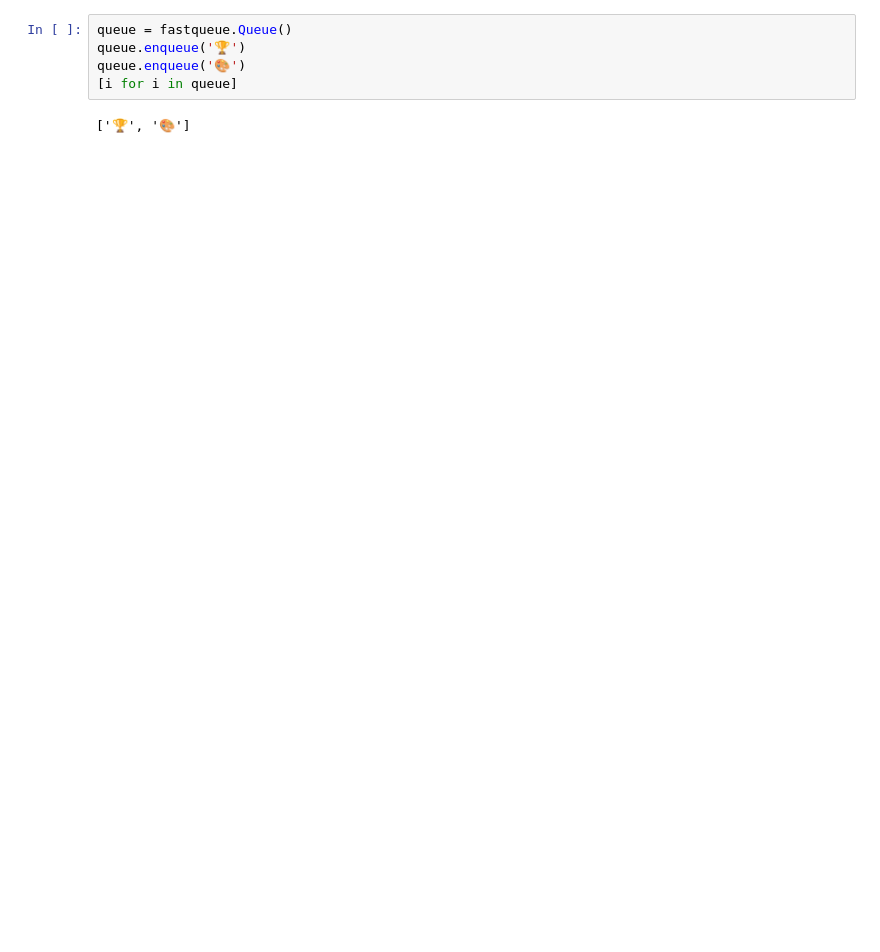
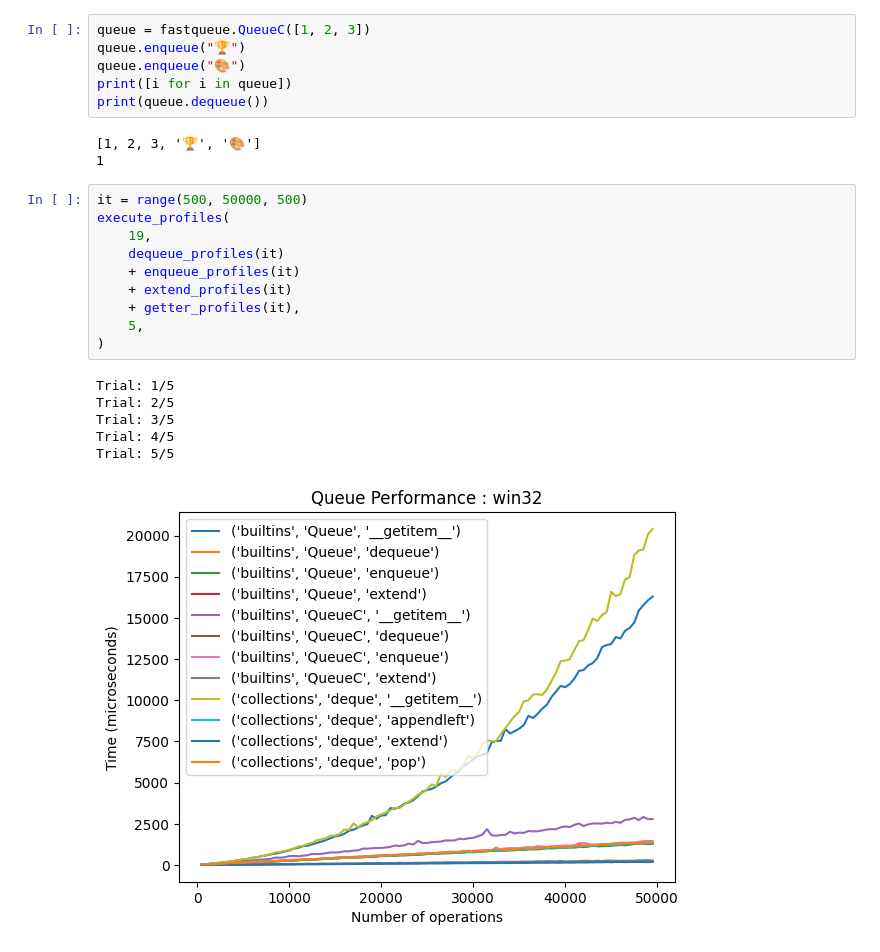
Before and after one commit to MatthewAndreTaylor/fastqueue, a Jupyter notebook: examples/fastqueue_features.ipynb, the cells around one changed output. Saved outputs shown, nothing was run; the diff lists cells and outputs as text; blank space fills up the shorter version.

```diff
--- a/examples/fastqueue_features.ipynb
+++ b/examples/fastqueue_features.ipynb
@@ -36,9 +37,28 @@ FILE
  '__path__',
  '__spec__']
 # %%
-queue = fastqueue.Queue()
-queue.enqueue('🏆')
-queue.enqueue('🎨')
-[i for i in queue]
+queue = fastqueue.QueueC([1, 2, 3])
+queue.enqueue("🏆")
+queue.enqueue("🎨")
+print([i for i in queue])
+print(queue.dequeue())
 # %% [output]
-['🏆', '🎨']
+[1, 2, 3, '🏆', '🎨']
+1
+# %%
+it = range(500, 50000, 500)
+execute_profiles(
+    19,
+    dequeue_profiles(it)
+    + enqueue_profiles(it)
+    + extend_profiles(it)
+    + getter_profiles(it),
+    5,
+)
+# %% [output]
+Trial: 1/5
+Trial: 2/5
+Trial: 3/5
+Trial: 4/5
+Trial: 5/5
+[figure, added]
```
Also changed, not shown: parts of 2 cells of this notebook, 4 other files.
